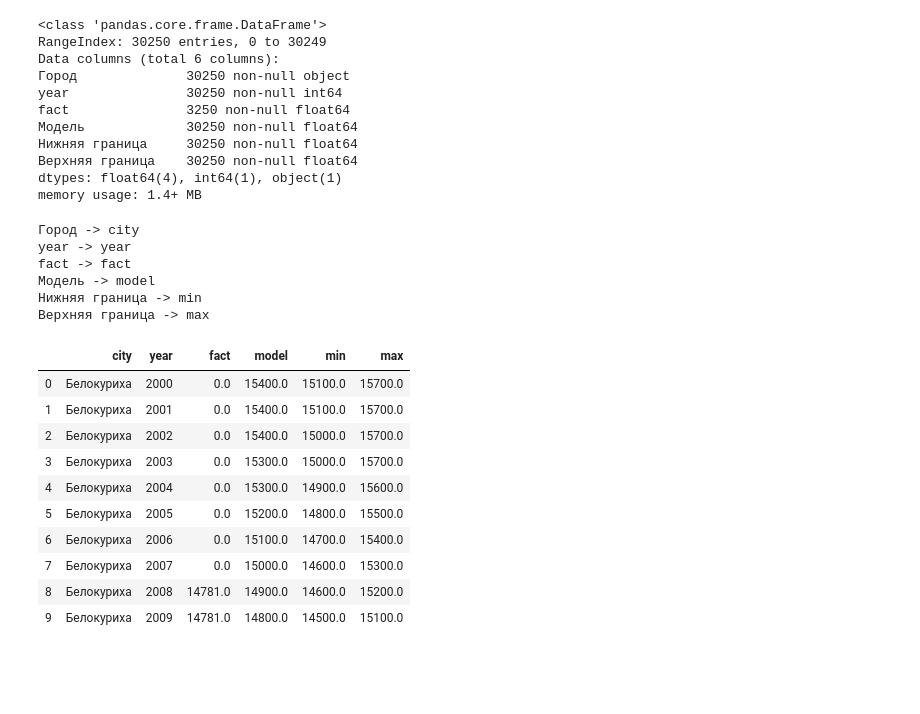
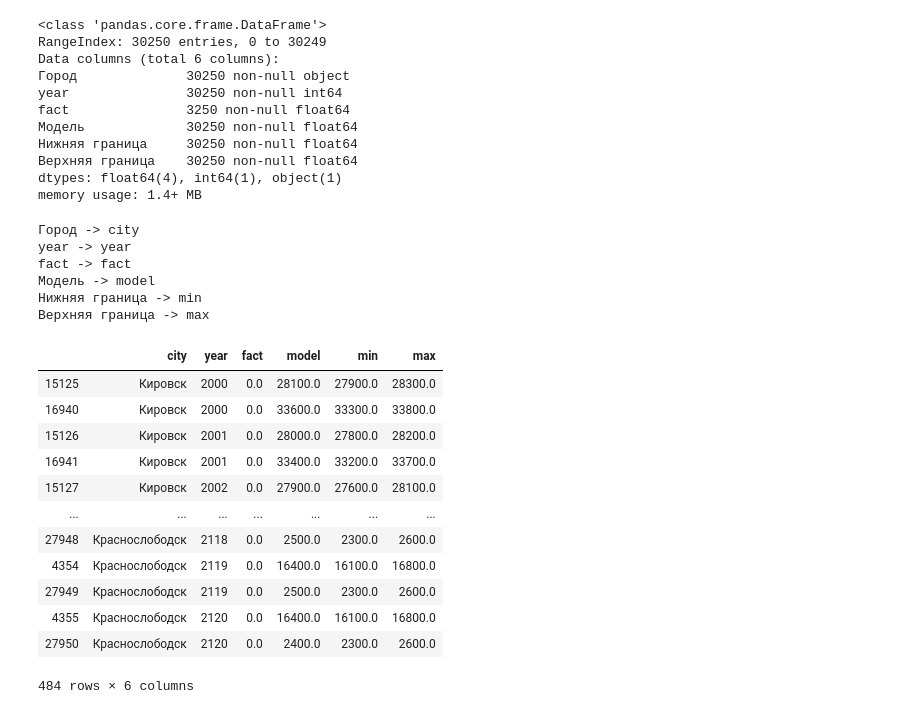
Before and after one commit to VitalikOk/tests_works, a Jupyter notebook: DD/citys.ipynb, the cells around one changed output. Cells and saved outputs as stored; diff of their text form; code cells hidden in the pictures; blank space fills up the shorter version.

```diff
--- a/DD/citys.ipynb
+++ b/DD/citys.ipynb
@@ -38,44 +38,49 @@ data = [
     ['fact','fact'],
     ['model','Модель'],
     ['min','Нижняя граница'],
     ['max','Верхняя граница'],
 ]
 
 columns_names = pd.DataFrame(columns=columns, data=data)
 
 
 def rename_cols(data,col_desc) -> pd.DataFrame:
     """
     rename columns by list of names and descriptions
     """
     for i, row in col_desc.iterrows():
         try:
             print(f"{row['desc']} -> {row['name']}")
             data = data.rename(columns={row['desc']:row['name']})
         except: print(f"column {row['desc']} not exist")
     return data
 
 citys = rename_cols(citys, columns_names)
 citys = citys.fillna(0)
-display(citys.head(10))
+
+# по какойто причине в таюлице есть повторяющиеся данные для одинаковых гороров и годов
+display(citys[citys.duplicated(subset=['city','year'], keep=False)].sort_values(by=['city','year']))
+citys = citys.drop_duplicates(subset=['city','year'])
 # %% [output]
 Город -> city
 year -> year
 fact -> fact
 Модель -> model
 Нижняя граница -> min
 Верхняя граница -> max
 |  | city | year | fact | model | min | max |
-| 0 | Белокуриха | 2000 | 0.0 | 15400.0 | 15100.0 | 15700.0 |
-| 1 | Белокуриха | 2001 | 0.0 | 15400.0 | 15100.0 | 15700.0 |
-| 2 | Белокуриха | 2002 | 0.0 | 15400.0 | 15000.0 | 15700.0 |
-| 3 | Белокуриха | 2003 | 0.0 | 15300.0 | 15000.0 | 15700.0 |
-| 4 | Белокуриха | 2004 | 0.0 | 15300.0 | 14900.0 | 15600.0 |
-| 5 | Белокуриха | 2005 | 0.0 | 15200.0 | 14800.0 | 15500.0 |
-| 6 | Белокуриха | 2006 | 0.0 | 15100.0 | 14700.0 | 15400.0 |
-| 7 | Белокуриха | 2007 | 0.0 | 15000.0 | 14600.0 | 15300.0 |
-| 8 | Белокуриха | 2008 | 14781.0 | 14900.0 | 14600.0 | 15200.0 |
-| 9 | Белокуриха | 2009 | 14781.0 | 14800.0 | 14500.0 | 15100.0 |
+| 15125 | Кировск | 2000 | 0.0 | 28100.0 | 27900.0 | 28300.0 |
+| 16940 | Кировск | 2000 | 0.0 | 33600.0 | 33300.0 | 33800.0 |
+| 15126 | Кировск | 2001 | 0.0 | 28000.0 | 27800.0 | 28200.0 |
+| 16941 | Кировск | 2001 | 0.0 | 33400.0 | 33200.0 | 33700.0 |
+| 15127 | Кировск | 2002 | 0.0 | 27900.0 | 27600.0 | 28100.0 |
+| ... | ... | ... | ... | ... | ... | ... |
+| 27948 | Краснослободск | 2118 | 0.0 | 2500.0 | 2300.0 | 2600.0 |
+| 4354 | Краснослободск | 2119 | 0.0 | 16400.0 | 16100.0 | 16800.0 |
+| 27949 | Краснослободск | 2119 | 0.0 | 2500.0 | 2300.0 | 2600.0 |
+| 4355 | Краснослободск | 2120 | 0.0 | 16400.0 | 16100.0 | 16800.0 |
+| 27950 | Краснослободск | 2120 | 0.0 | 2400.0 | 2300.0 | 2600.0 |
+484 rows × 6 columns
 # %%
 def city_selec (start_year_fact, end_year_fact, end_year_model):
     result = (
```
Also changed, not shown: parts of 6 cells of this notebook.
